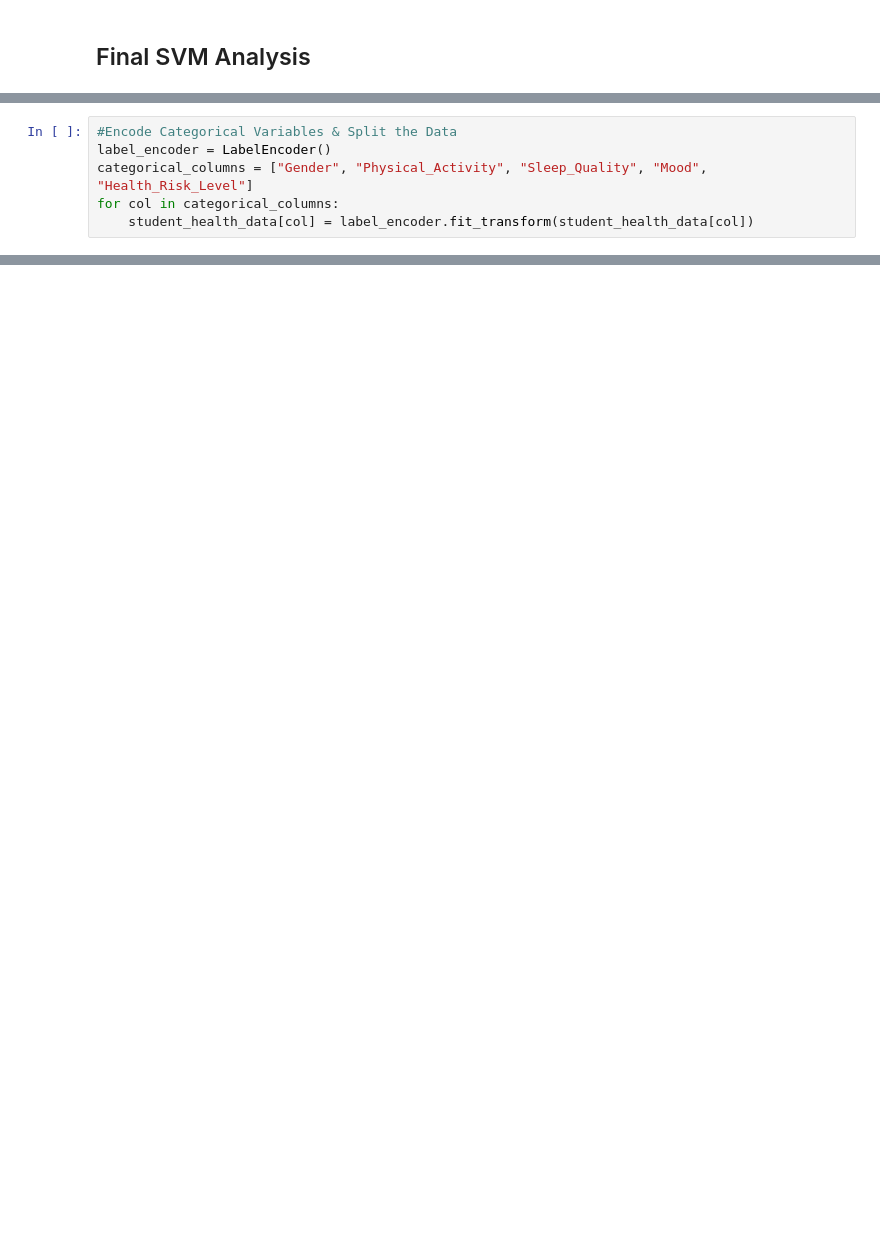
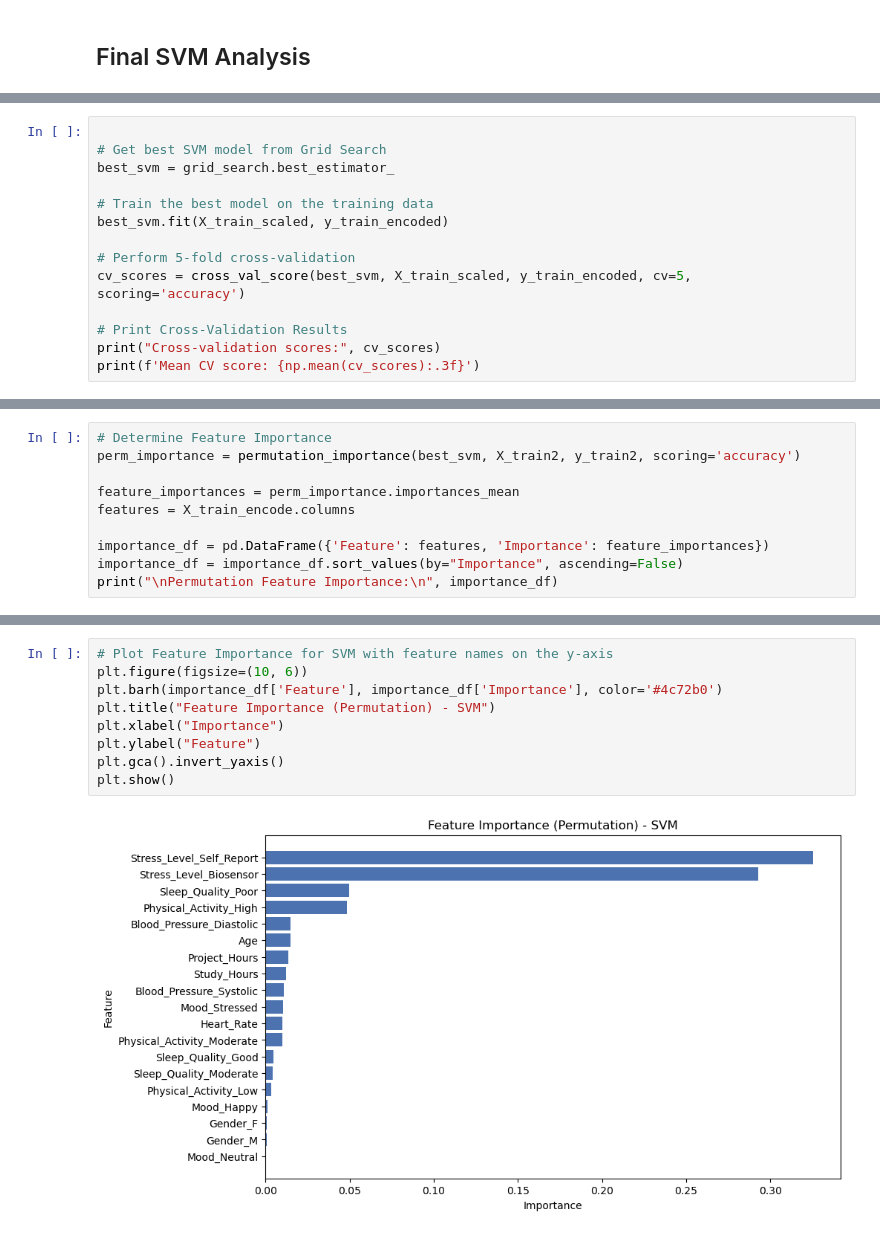
Before and after one commit to MathPlayer89/Student-Health-Conditions, a Jupyter notebook: Jupyter Notebook/Final SVM Analysis.ipynb, the cells around one changed output, grey strips where cells are left out. Drawn from its saved outputs; the diff is of its cells as text; blank space fills up the shorter version.

```diff
--- a/Jupyter Notebook/Final SVM Analysis.ipynb
+++ b/Jupyter Notebook/Final SVM Analysis.ipynb
@@ -58,6 +2,0 @@ y_test = label_encoder.transform(y_test)
-# %%
-#Encode Categorical Variables & Split the Data
-label_encoder = LabelEncoder()
-categorical_columns = ["Gender", "Physical_Activity", "Sleep_Quality", "Mood", "Health_Risk_Level"]
-for col in categorical_columns:
-    student_health_data[col] = label_encoder.fit_transform(student_health_data[col])
@@ -387,0 +315,14 @@ In conclusion, **hyperparameter tuning significantly enhanced the model’s pred
+# %%
+
+# Get best SVM model from Grid Search
+best_svm = grid_search.best_estimator_
+
+# Train the best model on the training data
+best_svm.fit(X_train_scaled, y_train_encoded)
+
+# Perform 5-fold cross-validation
+cv_scores = cross_val_score(best_svm, X_train_scaled, y_train_encoded, cv=5, scoring='accuracy')
+
+# Print Cross-Validation Results
+print("Cross-validation scores:", cv_scores)
+print(f'Mean CV score: {np.mean(cv_scores):.3f}')
@@ -387,0 +430,10 @@ In conclusion, **hyperparameter tuning significantly enhanced the model’s pred
+# %%
+# Determine Feature Importance
+perm_importance = permutation_importance(best_svm, X_train2, y_train2, scoring='accuracy')
+
+feature_importances = perm_importance.importances_mean
+features = X_train_encode.columns
+
+importance_df = pd.DataFrame({'Feature': features, 'Importance': feature_importances})
+importance_df = importance_df.sort_values(by="Importance", ascending=False)
+print("\nPermutation Feature Importance:\n", importance_df)
@@ -387,0 +458,11 @@ In conclusion, **hyperparameter tuning significantly enhanced the model’s pred
+# %%
+# Plot Feature Importance for SVM with feature names on the y-axis
+plt.figure(figsize=(10, 6))
+plt.barh(importance_df['Feature'], importance_df['Importance'], color='#4c72b0')
+plt.title("Feature Importance (Permutation) - SVM")
+plt.xlabel("Importance")
+plt.ylabel("Feature")
+plt.gca().invert_yaxis()
+plt.show()
+# %% [output]
+[figure, added]
```
Also changed, not shown: parts of 58 cells of this notebook.
